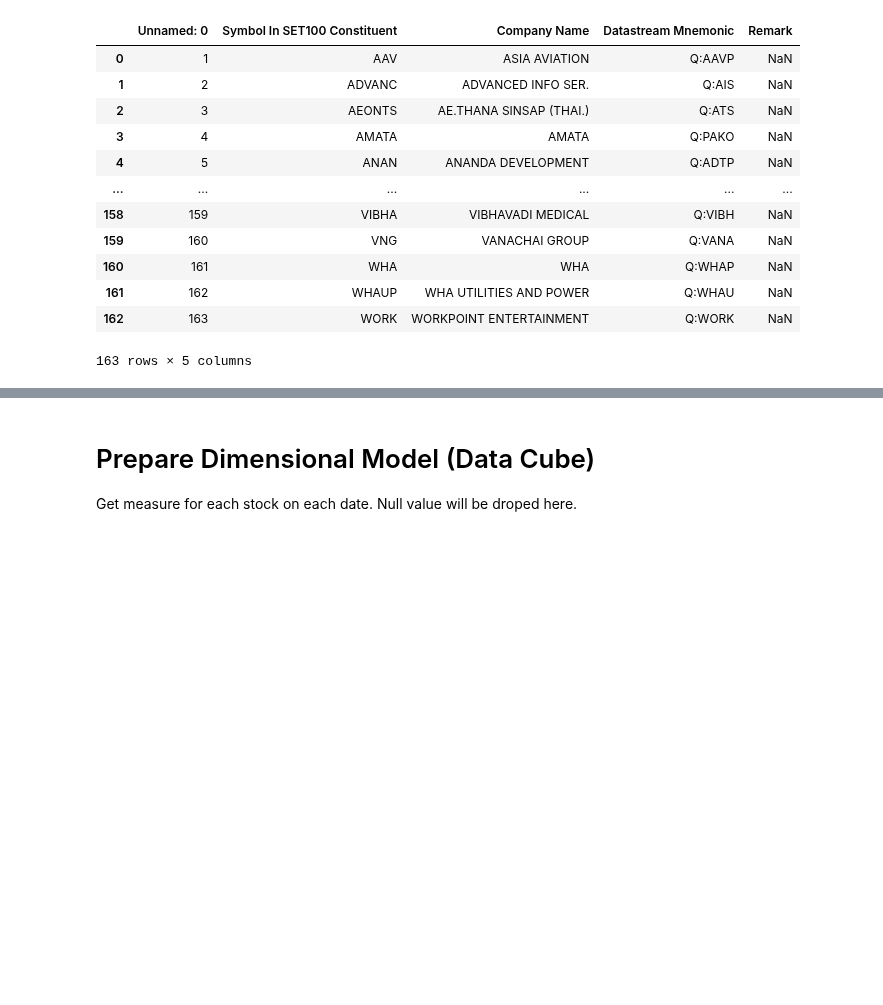
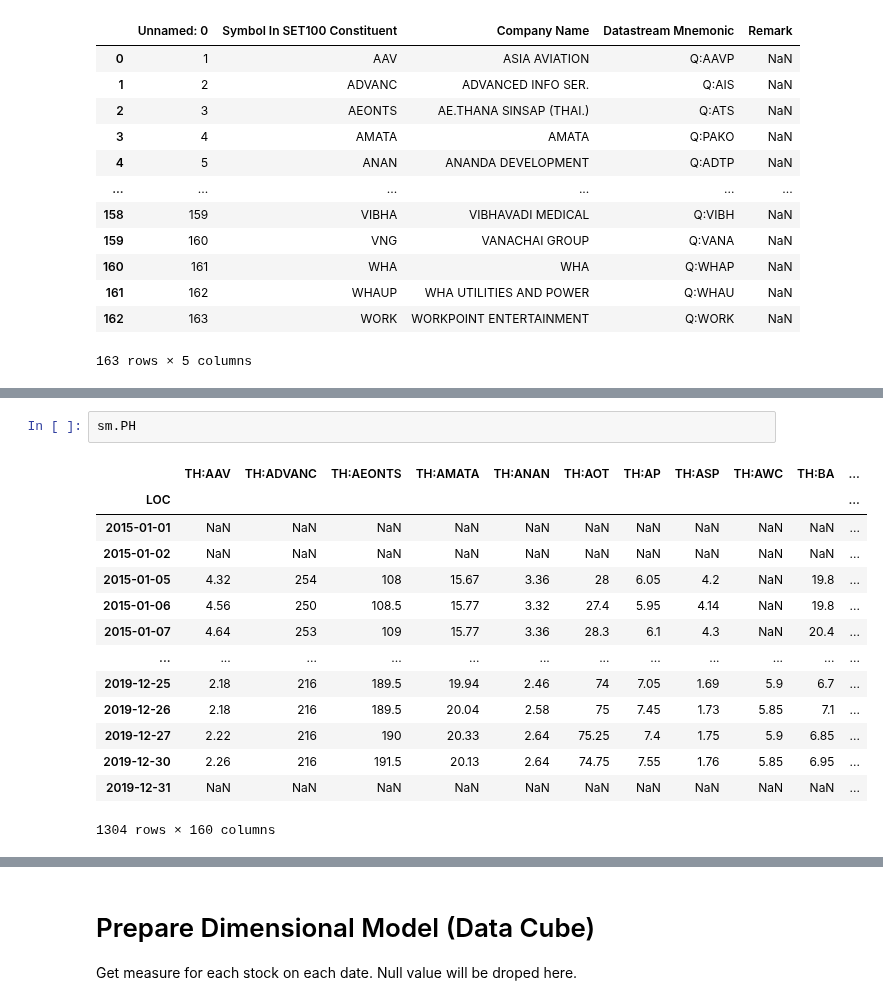
Before and after one commit to chayapan/thesis, a Jupyter notebook: 1.0 Data Acquisition/SET100Data_BuildDataSetV4.ipynb, the cells around one changed output, grey strips where cells are left out. Drawn from its saved outputs; the diff is of its cells as text; blank space fills up the shorter version.

```diff
--- a/1.0 Data Acquisition/SET100Data_BuildDataSetV4.ipynb
+++ b/1.0 Data Acquisition/SET100Data_BuildDataSetV4.ipynb
@@ -124 +138,18 @@ sm.P
 1304 rows × 160 columns
+# %%
+sm.PH
+# %% [output]
+|  | TH:AAV | TH:ADVANC | TH:AEONTS | TH:AMATA | TH:ANAN | TH:AOT | TH:AP | TH:ASP | TH:AWC | TH:BA | ... |
+| LOC |  |  |  |  |  |  |  |  |  |  | ... |
+| 2015-01-01 | NaN | NaN | NaN | NaN | NaN | NaN | NaN | NaN | NaN | NaN | ... |
+| 2015-01-02 | NaN | NaN | NaN | NaN | NaN | NaN | NaN | NaN | NaN | NaN | ... |
+| 2015-01-05 | 4.32 | 254 | 108 | 15.67 | 3.36 | 28 | 6.05 | 4.2 | NaN | 19.8 | ... |
+| 2015-01-06 | 4.56 | 250 | 108.5 | 15.77 | 3.32 | 27.4 | 5.95 | 4.14 | NaN | 19.8 | ... |
+| 2015-01-07 | 4.64 | 253 | 109 | 15.77 | 3.36 | 28.3 | 6.1 | 4.3 | NaN | 20.4 | ... |
+| ... | ... | ... | ... | ... | ... | ... | ... | ... | ... | ... | ... |
+| 2019-12-25 | 2.18 | 216 | 189.5 | 19.94 | 2.46 | 74 | 7.05 | 1.69 | 5.9 | 6.7 | ... |
+| 2019-12-26 | 2.18 | 216 | 189.5 | 20.04 | 2.58 | 75 | 7.45 | 1.73 | 5.85 | 7.1 | ... |
+| 2019-12-27 | 2.22 | 216 | 190 | 20.33 | 2.64 | 75.25 | 7.4 | 1.75 | 5.9 | 6.85 | ... |
+| 2019-12-30 | 2.26 | 216 | 191.5 | 20.13 | 2.64 | 74.75 | 7.55 | 1.76 | 5.85 | 6.95 | ... |
+| 2019-12-31 | NaN | NaN | NaN | NaN | NaN | NaN | NaN | NaN | NaN | NaN | ... |
+1304 rows × 160 columns
```
Also changed, not shown: parts of 31 cells of this notebook, 7 other files.
